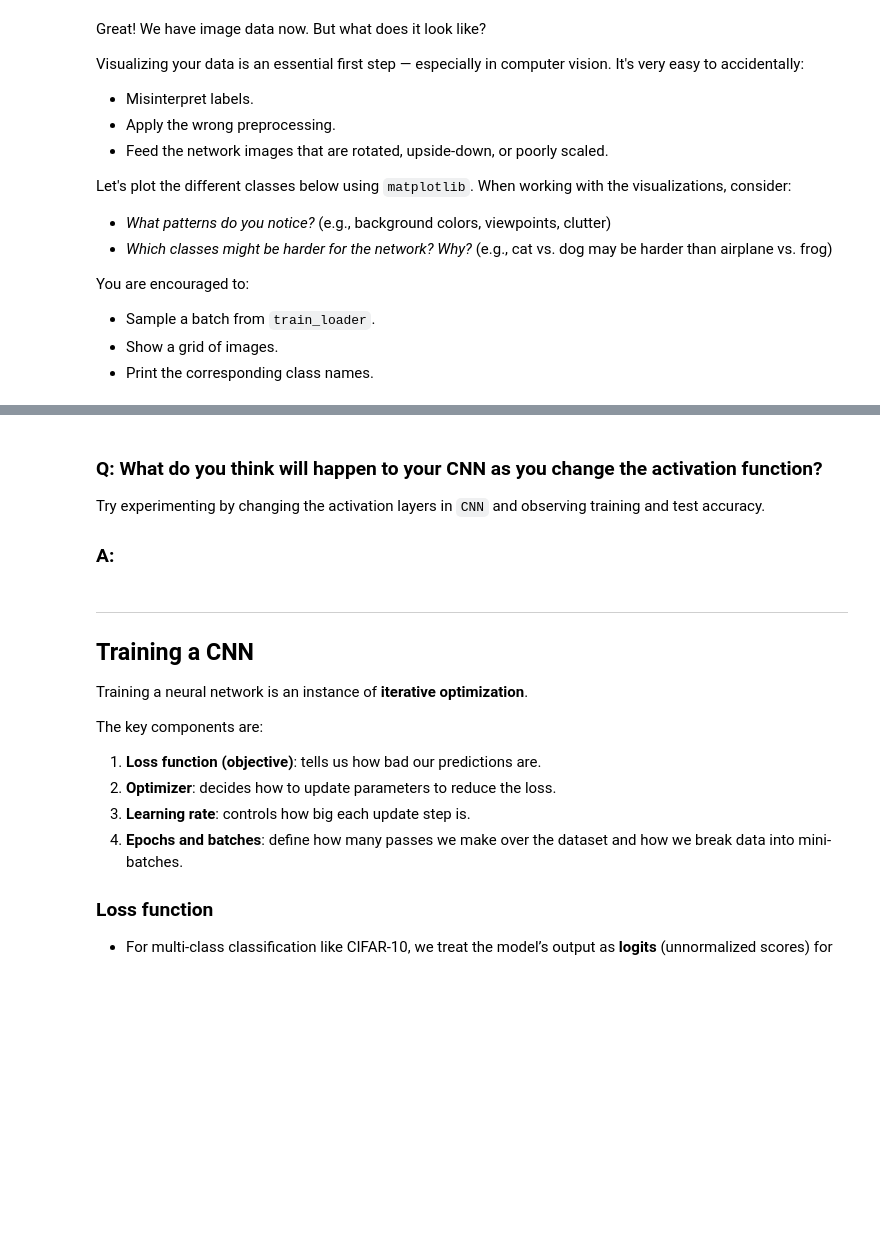
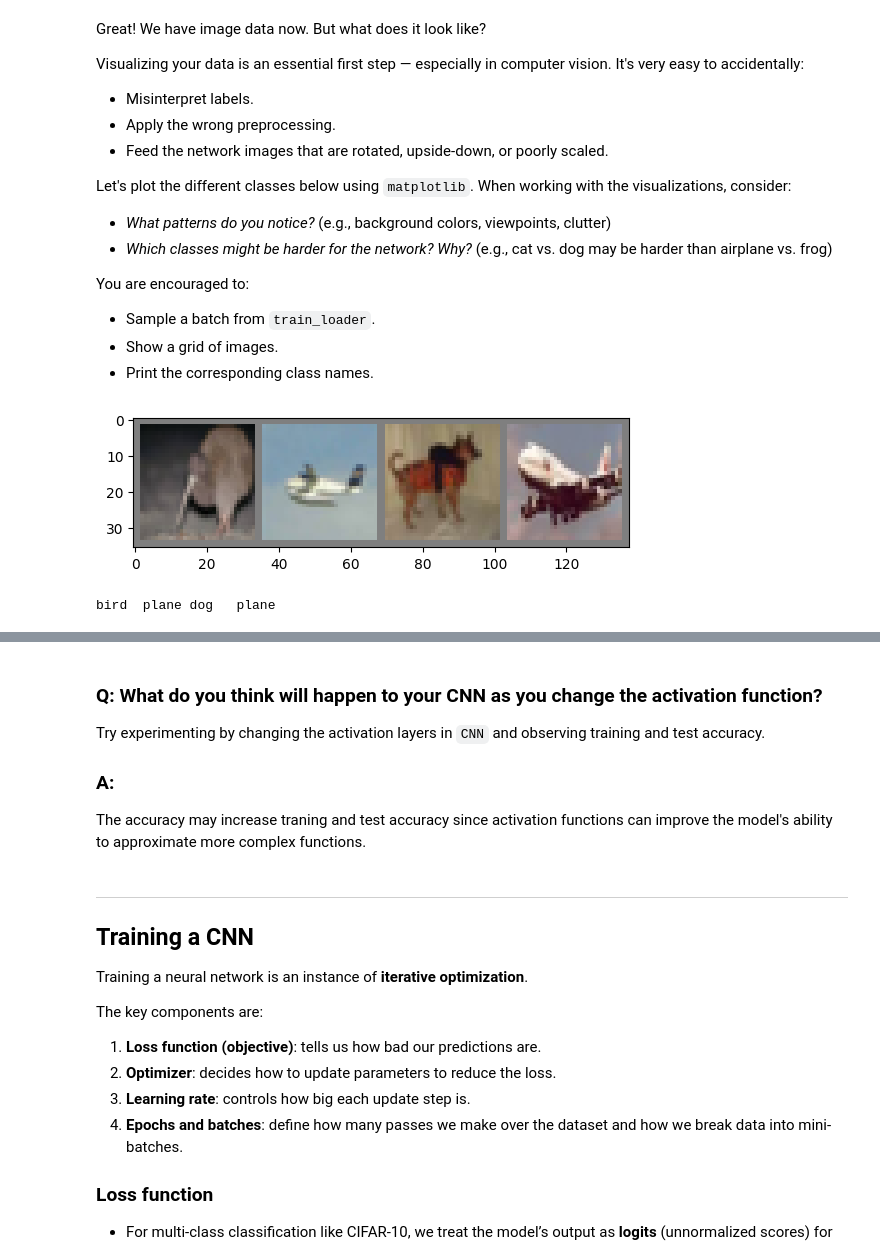
Before and after one commit to skhancock7/bwsi-comp-problem-solving, a Jupyter notebook: mod7_deep_learning/2_more_convolutional_neural_nets.ipynb, the cells around one changed output, grey strips where cells are left out. Saved outputs shown, nothing was run; the diff lists cells and outputs as text; code cells hidden in the pictures; blank space fills up the shorter version.

```diff
--- a/mod7_deep_learning/2_more_convolutional_neural_nets.ipynb
+++ b/mod7_deep_learning/2_more_convolutional_neural_nets.ipynb
@@ -126,7 +125,34 @@ You are encouraged to:
 - Show a grid of images.
 - Print the corresponding class names.
 # %%
+# Download and load the training data
+transform = transforms.Compose([
+    transforms.ToTensor(),
+    transforms.Normalize((0.5, 0.5, 0.5), (0.5, 0.5, 0.5))
+])
+
+train_dataset = torchvision.datasets.CIFAR10(root='./data', train=True,
+                                              download=True, transform=transform)
+
 # Plot each class here
+classes = ('plane', 'car', 'bird', 'cat',
+           'deer', 'dog', 'frog', 'horse', 'ship', 'truck')
+train_loader = torch.utils.data.DataLoader(train_dataset, batch_size=4, shuffle=True)
+def imshow(img):
+    img = img / 2 + 0.5  # unnormalize
+    npimg = img.numpy()
+    plt.imshow(np.transpose(npimg, (1, 2, 0)))
+    plt.show()
+# get some random training images
+dataiter = iter(train_loader)
+images, labels = next(dataiter)
+# show images
+imshow(torchvision.utils.make_grid(images[:4]))
+# print labels
+print(' '.join(f'{classes[labels[j]]:5s}' for j in range(4)))
+# %% [output]
+[figure, added]
+bird  plane dog   plane
 # %% [markdown]
 ## Building a CNN
 
@@ -206,6 +232,7 @@ model = CNN().to(device)
 Try experimenting by changing the activation layers in `CNN` and observing training and test accuracy.
 
 ### A:
+The accuracy may increase traning and test accuracy since activation functions can improve the model's ability to approximate more complex functions.
 # %% [markdown]
 ----
 ## Training a CNN
```
Also changed, not shown: parts of 7 cells of this notebook.
